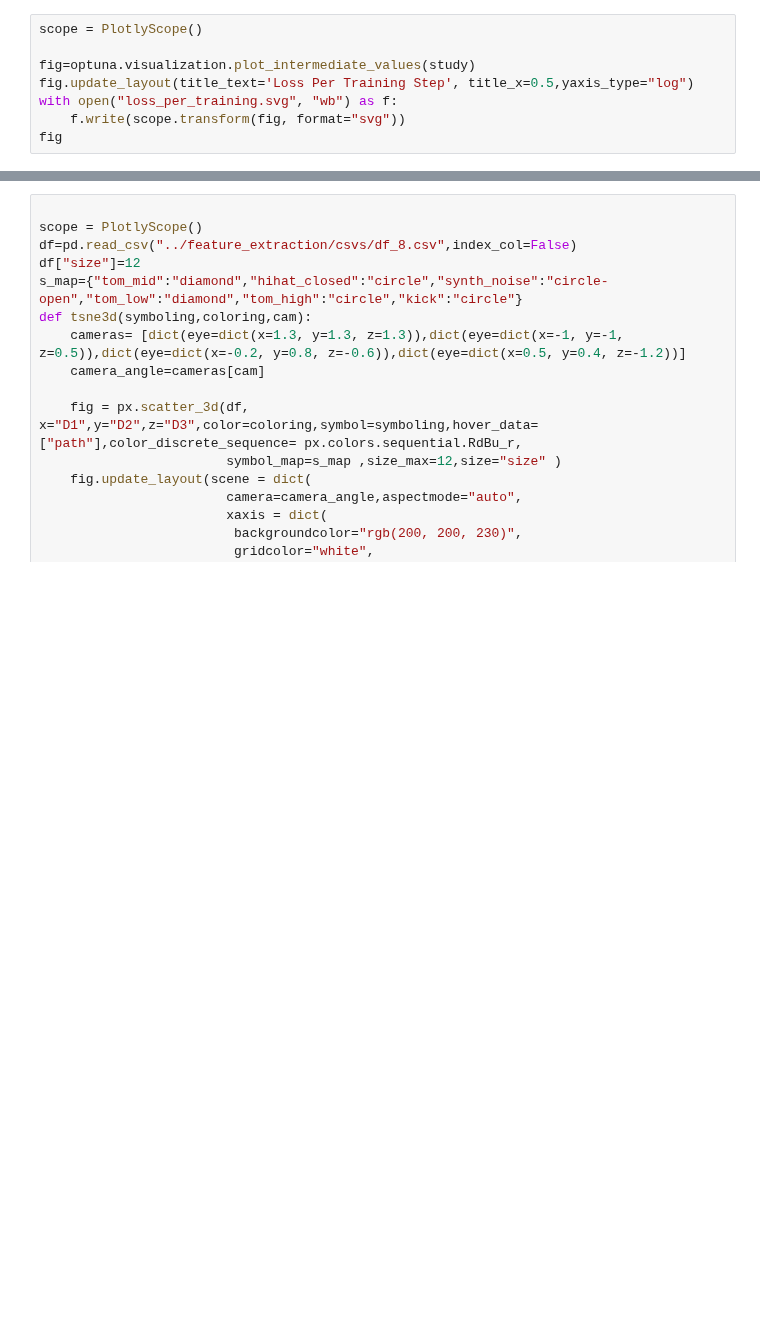
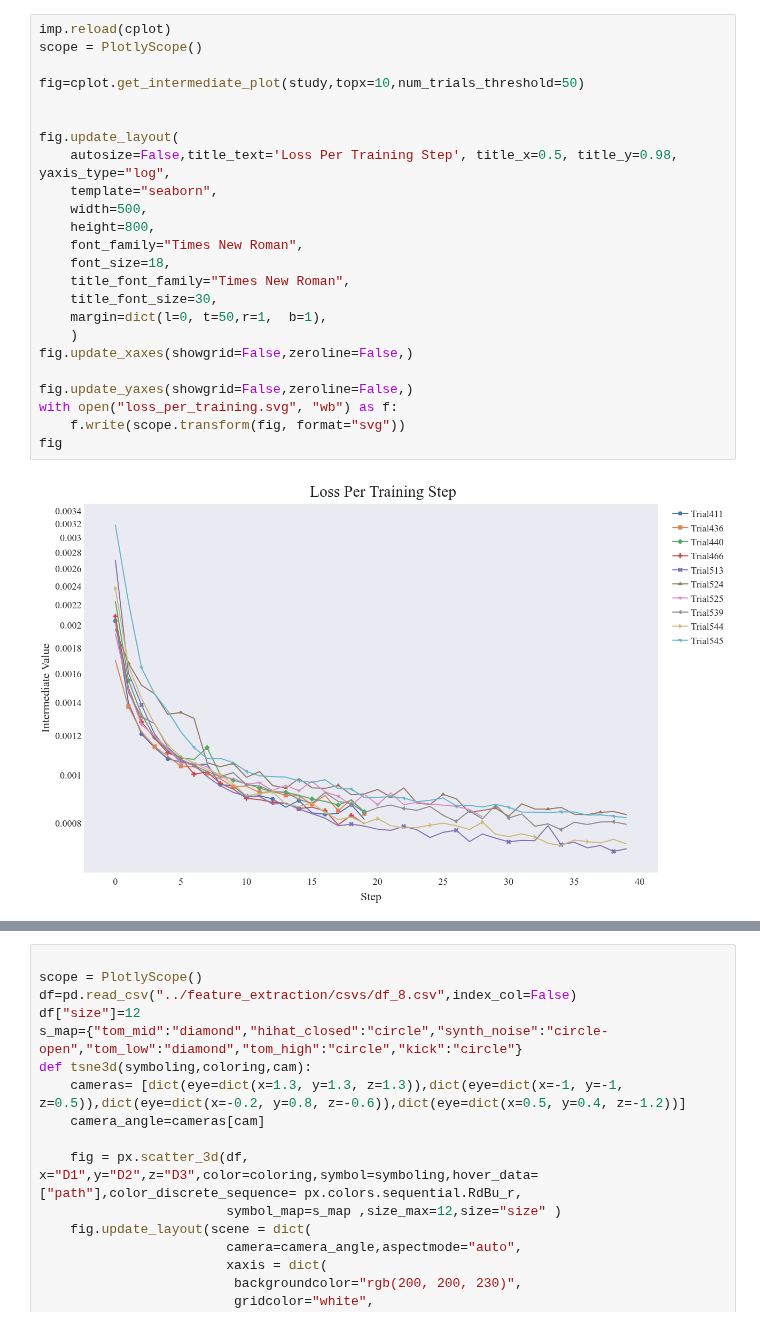
Before and after one commit to imilas/Synths_Stacks_Search, a Jupyter notebook: paper_graphs/tunning_plots.ipynb, the cells around one changed output, grey strips where cells are left out. Saved outputs shown, nothing was run; the diff lists cells and outputs as text; blank space fills up the shorter version.

Commit message:
finished plotting...

```diff
--- a/paper_graphs/tunning_plots.ipynb
+++ b/paper_graphs/tunning_plots.ipynb
@@ -73,8 +65,26 @@ fig
 # %%
+imp.reload(cplot)
 scope = PlotlyScope()
 
-fig=optuna.visualization.plot_intermediate_values(study)
-fig.update_layout(title_text='Loss Per Training Step', title_x=0.5,yaxis_type="log")
+fig=cplot.get_intermediate_plot(study,topx=10,num_trials_threshold=50)
+
+
+fig.update_layout(
+    autosize=False,title_text='Loss Per Training Step', title_x=0.5, title_y=0.98, yaxis_type="log",
+    template="seaborn",
+    width=500,
+    height=800,
+    font_family="Times New Roman",
+    font_size=18,
+    title_font_family="Times New Roman",
+    title_font_size=30,
+    margin=dict(l=0, t=50,r=1,  b=1),
+    )
+fig.update_xaxes(showgrid=False,zeroline=False,)
+
+fig.update_yaxes(showgrid=False,zeroline=False,)
 with open("loss_per_training.svg", "wb") as f:
     f.write(scope.transform(fig, format="svg"))
 fig
+# %% [output]
+[figure, added]
```
Also changed, not shown: parts of 9 cells of this notebook, 5 other files.
